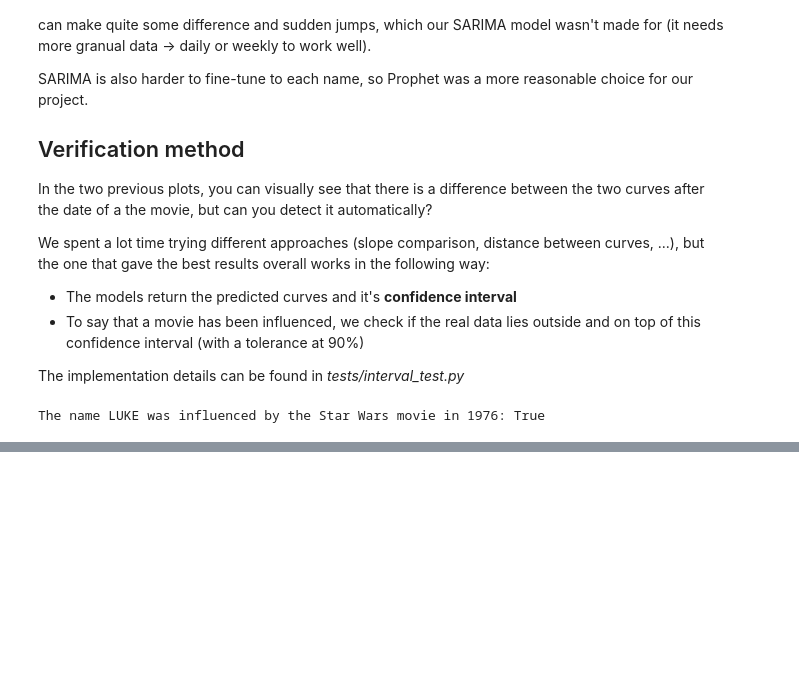
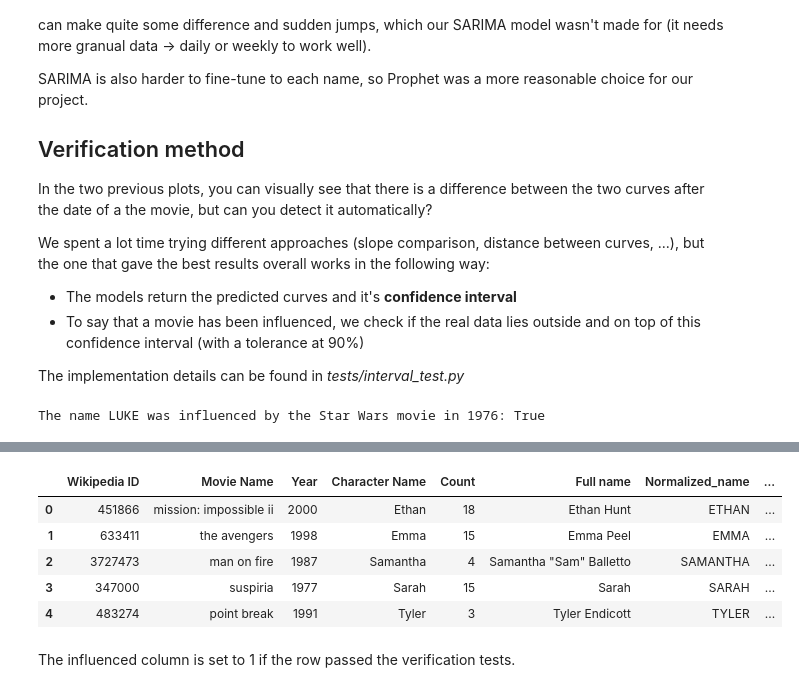
Before and after one commit to epfl-ada/ada-2024-project-dondata2025, a Jupyter notebook: results_MS3.ipynb, the cells around one changed output, grey strips where cells are left out. Drawn from its saved outputs; the diff is of its cells as text; code cells hidden in the pictures; blank space fills up the shorter version.

```diff
--- a/results_MS3.ipynb
+++ b/results_MS3.ipynb
@@ -550,0 +558,12 @@ means.sample(5)
+# %%
+prophet_influence = pipelines.load_influenced_prophet()
+prophet_influence.head()
+# %% [output]
+|  | Wikipedia ID | Movie Name | Year | Character Name | Count | Full name | Normalized_name | ... |
+| 0 | 451866 | mission: impossible ii | 2000 | Ethan | 18 | Ethan Hunt | ETHAN | ... |
+| 1 | 633411 | the avengers | 1998 | Emma | 15 | Emma Peel | EMMA | ... |
+| 2 | 3727473 | man on fire | 1987 | Samantha | 4 | Samantha "Sam" Balletto | SAMANTHA | ... |
+| 3 | 347000 | suspiria | 1977 | Sarah | 15 | Sarah | SARAH | ... |
+| 4 | 483274 | point break | 1991 | Tyler | 3 | Tyler Endicott | TYLER | ... |
+# %% [markdown]
+The influenced column is set to 1 if the row passed the verification tests.
```
Also changed, not shown: parts of 3 cells of this notebook.
